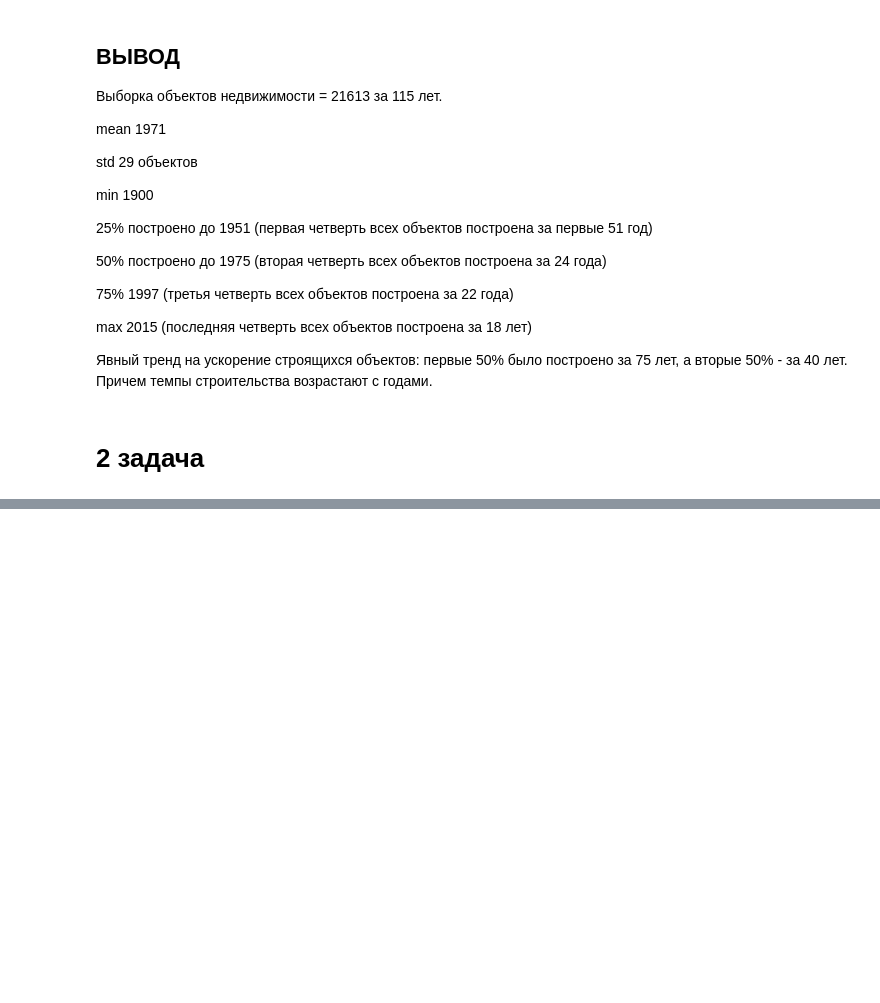
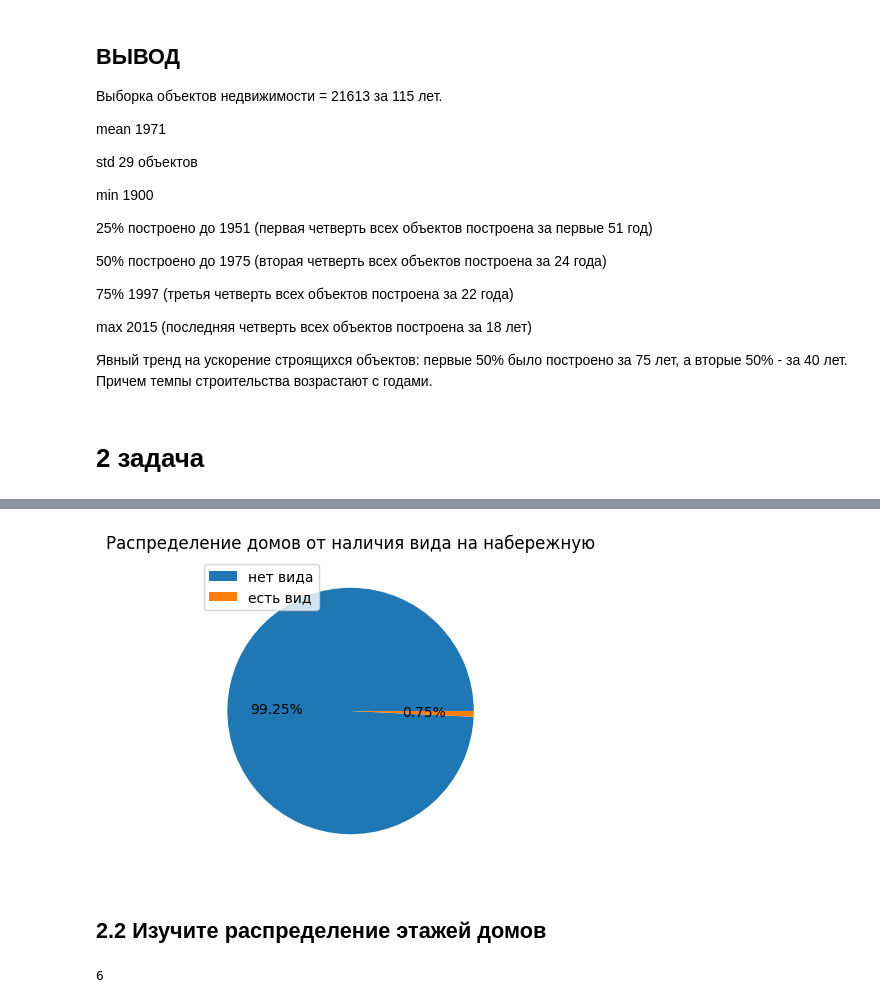
Before and after one commit to AlexKletke/hw4-part2, a Jupyter notebook: exes4.ipynb, the cells around one changed output, grey strips where cells are left out. Drawn from its saved outputs; the diff is of its cells as text; code cells hidden in the pictures; blank space fills up the shorter version.

```diff
--- a/exes4.ipynb
+++ b/exes4.ipynb
@@ -252,0 +295,13 @@ max       2015 (последняя четверть всех объектов п
+# %%
+plt.figure(figsize=(6, 4))
+plt.pie(datagr['count'], autopct='%1.2f%%')
+plt.title('Распределение домов от наличия вида на набережную')
+plt.legend(['нет вида', 'есть вид']);
+# %% [output]
+[figure, added]
+# %% [markdown]
+## **2.2 Изучите распределение этажей домов** ##
+# %%
+df['floors'].nunique()
+# %% [output]
+6
```
Also changed, not shown: parts of 16 cells of this notebook.
